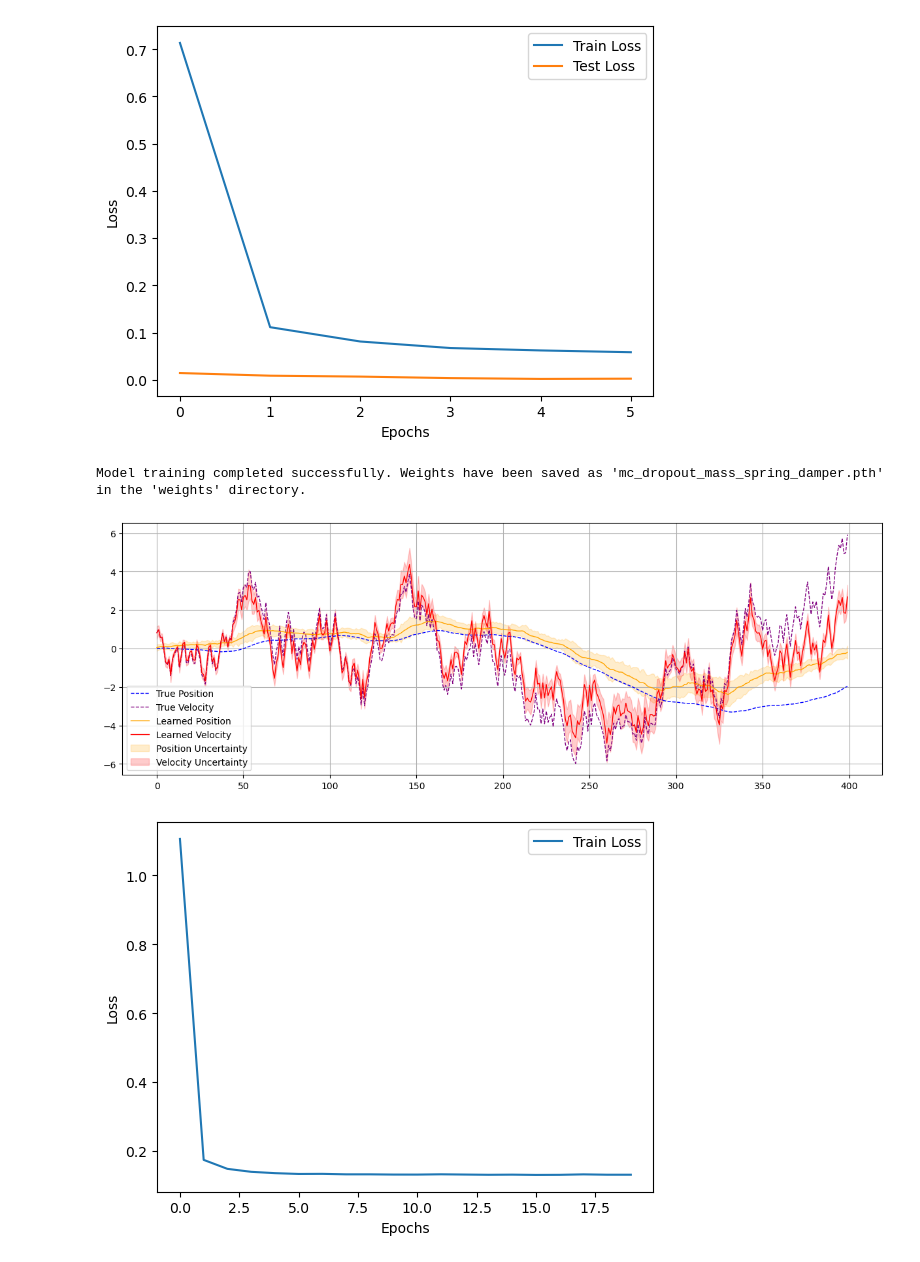
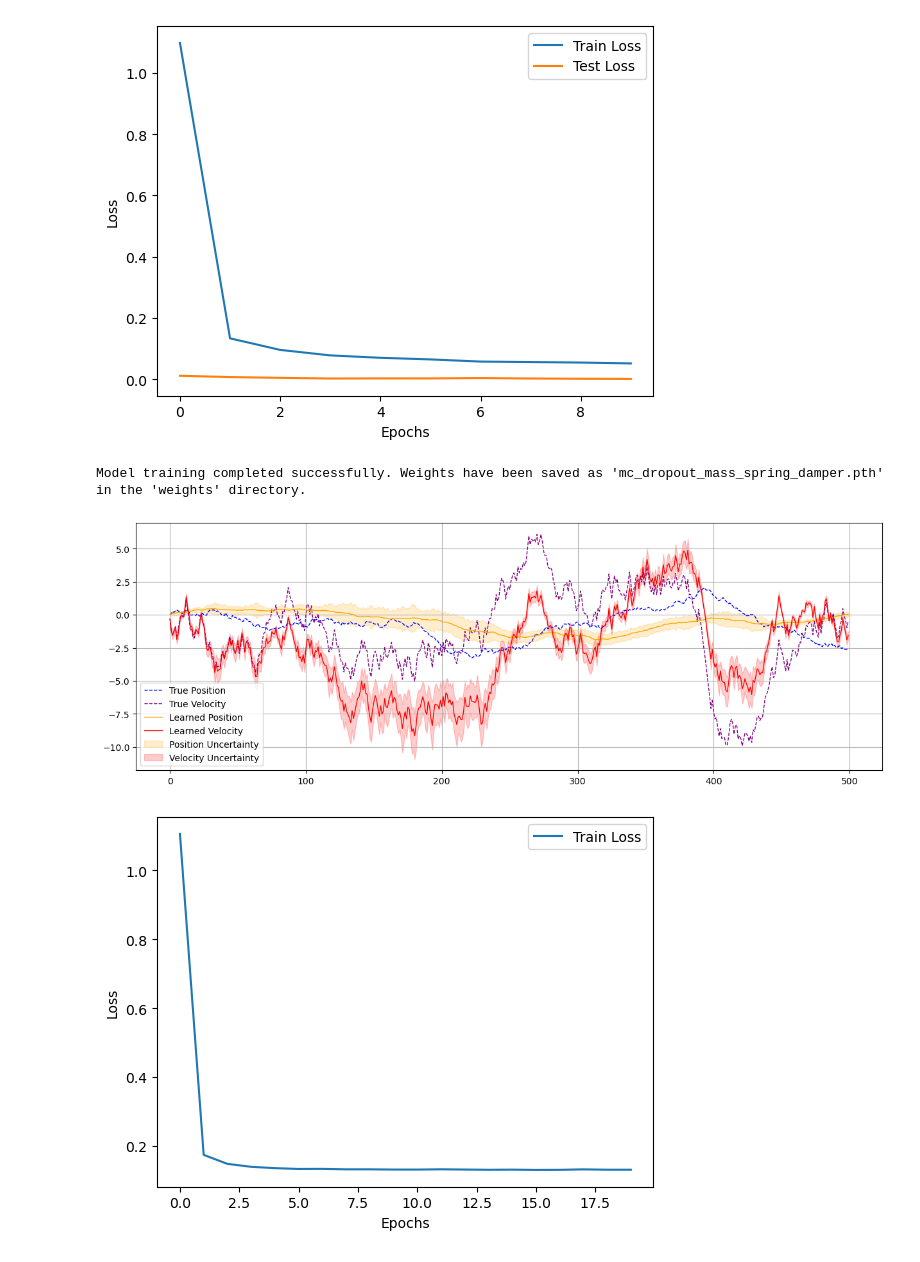
Before and after one commit to bensturgis/tum-adlr-10, a Jupyter notebook: experiments/train_mc_dropout.ipynb, the cells around one changed output. Saved outputs shown, nothing was run; the diff lists cells and outputs as text; code cells hidden in the pictures.

Commit message:
apply guassian noise to physical system

```diff
--- a/experiments/train_mc_dropout.ipynb
+++ b/experiments/train_mc_dropout.ipynb
@@ -16,13 +16,13 @@ from sampling_methods.random_exploration import random_exploration
 from train import create_dataloader, train_model
 from utils import combine_datasets
 
-env = MassSpringDamperEnv(nlin=True)
+env = MassSpringDamperEnv(nlin=True, noise_var=0.01)
 
 # Hyperparameters
 NUM_TRAJECTORIES = 50
 HORIZON = 500
 BATCH_SIZE = 50
-NUM_EPOCHS = 6
+NUM_EPOCHS = 10
 LEARNING_RATE = 1e-3
 HIDDEN_SIZE = 64
 DROP_PROB = 0.1
@@ -55,7 +55,7 @@ torch.save(model.model.state_dict(), '../weights/mc_dropout_mass_spring_damper.p
 print("Model training completed successfully. "
       "Weights have been saved as 'mc_dropout_mass_spring_damper.pth' in the 'weights' directory.")
 # %% [output]
-[figure, old version]
+[figure, new version]
 Model training completed successfully. Weights have been saved as 'mc_dropout_mass_spring_damper.pth' in the 'weights' directory.
 # %%
 import sys
@@ -91,36 +91,36 @@ env.reset()
 save = [[],[],[]]
 save_var = []
 # clock = pygame.time.Clock()
-for _ in range(400):
+for _ in range(500):
     action = env.action_space.sample()
     obs, _, _, _, _ = env.step(action)
     save[0].append(obs)
     obs, _, _, _, info = trained_env.step(action)
     save[1].append(obs)
     save[2].append(np.sqrt(info['var']))
     # clock.tick(800)
 trained_env.close()
 
 saved_traj = np.array(save)
 plt.figure(1, (15,5))
 plt.plot(saved_traj[0,:,0], label="True Position", color="blue", linestyle="--", linewidth=1)
 plt.plot(saved_traj[0,:,1], label="True Velocity", color="purple", linestyle="--", linewidth=1)
 plt.plot(saved_traj[1,:,0], label="Learned Position", color="orange", linewidth=1)
 plt.plot(saved_traj[1,:,1], label="Learned Velocity", color="red", linewidth=1)
 scale_factor = 3.0
 position_upper = saved_traj[1,:,0] + scale_factor*saved_traj[2,:,0]
 position_lower = saved_traj[1,:,0] - scale_factor*saved_traj[2,:,0]
 velocity_upper = saved_traj[1,:,1] + scale_factor*saved_traj[2,:,1]
 velocity_lower = saved_traj[1,:,1] - scale_factor*saved_traj[2,:,1]
 # plt.plot(saved_traj[2,:,0], label="Position Variance", color="green", linewidth=1)
 # plt.plot(saved_traj[2,:,1], label="Velocity Variance", color="gray", linewidth=1)
 plt.fill_between(np.arange(len(save[0])), position_lower, position_upper, color="orange", alpha=0.2, label="Position Uncertainty")
 plt.fill_between(np.arange(len(save[0])), velocity_lower, velocity_upper, color="red", alpha=0.2, label="Velocity Uncertainty")
 plt.legend()
 plt.grid(True)
 plt.show()
 # %% [output]
-[figure, old version]
+[figure, new version]
 # %%
 import sys
 import os
```
Also changed, not shown: parts of 1 cell of this notebook, 3 other files.
